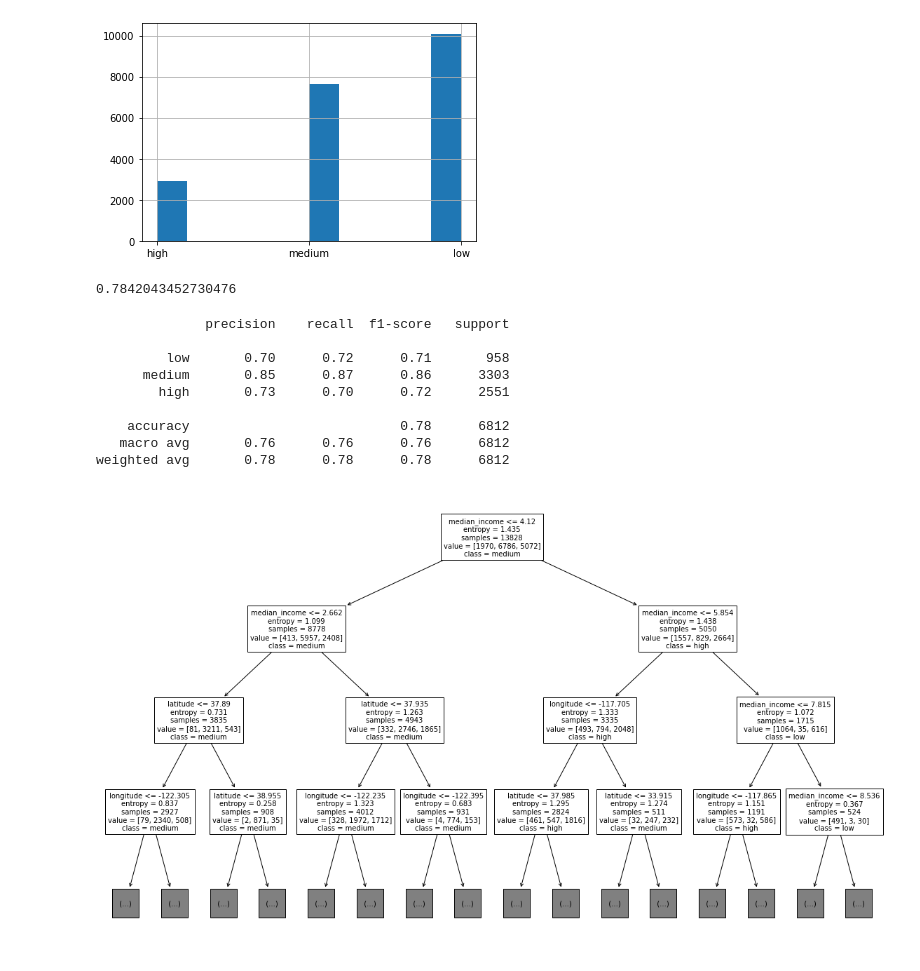
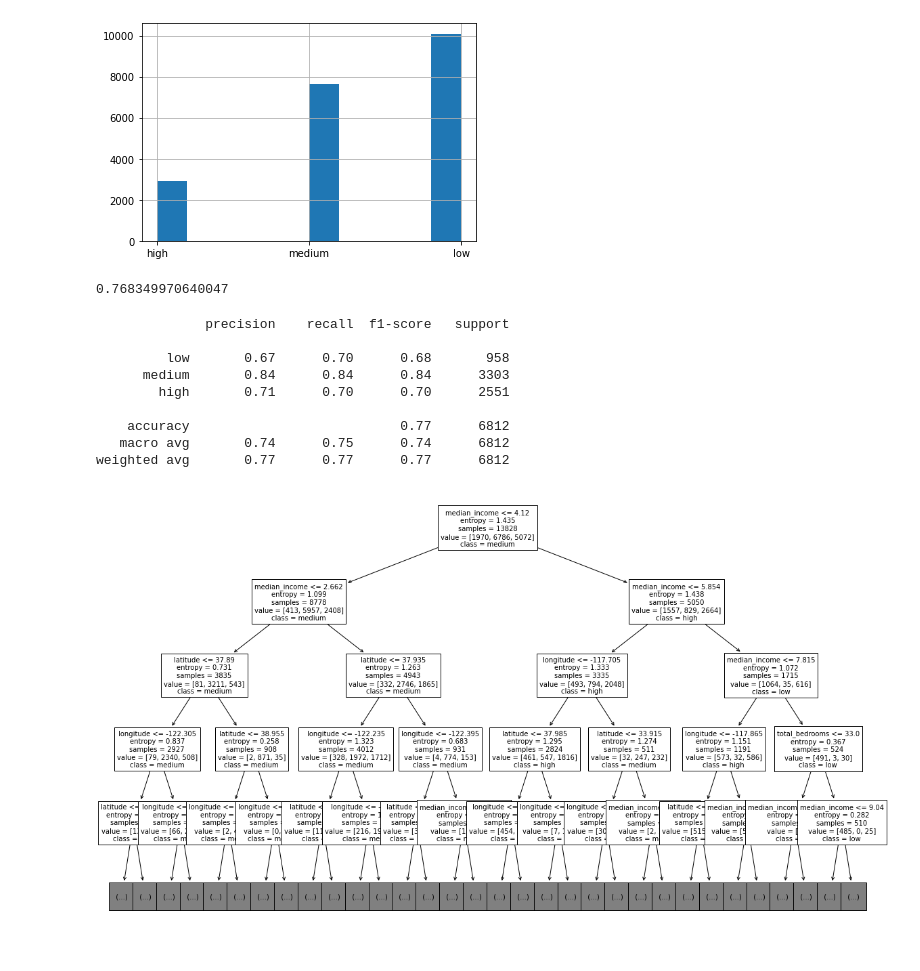
Before and after one commit to w4bo/teaching-handsondatapipelines, a Jupyter notebook: 02-MachineLearning/02-MachineLearning.ipynb, the cells around one changed output. Cells and saved outputs as stored; diff of their text form; code cells hidden in the pictures.

```diff
--- a/02-MachineLearning/02-MachineLearning.ipynb
+++ b/02-MachineLearning/02-MachineLearning.ipynb
@@ -212,13 +239,13 @@ df["median_house_value"].hist()
 # %% [output]
 <AxesSubplot:>
 [figure]
+# %%
+y = df["median_house_value"] # labels
+X = df[["latitude", "longitude", "median_income", "population", "households", "total_bedrooms"]] # consider only some features from the train dataset
+X_train, X_test, y_train, y_test = train_test_split(X, y, test_size=0.33, random_state=42) # split the dataset
 # %%
 from sklearn.metrics import accuracy_score
 from sklearn import tree
-
-y = df["median_house_value"] # labels
-X = df[["latitude", "longitude", "median_income"]] # consider only some features from the train dataset
-X_train, X_test, y_train, y_test = train_test_split(X, y, test_size=0.33, random_state=42) # split the dataset
 
 clf = tree.DecisionTreeClassifier(criterion="entropy", random_state=42) # initialize the model
 clf = clf.fit(X_train, y_train) # train it
@@ -226,23 +253,23 @@ housing_predictions = clf.predict(X_test) # predict the cost of houses in the te
 accuracy = accuracy_score(y_test, housing_predictions) # check the error
 accuracy
 # %% [output]
-0.7842043452730476
+0.768349970640047
 # %%
 from sklearn.metrics import classification_report
 print(classification_report(y_test, housing_predictions, target_names=bins))
 # %% [output]
               precision    recall  f1-score   support
 
-         low       0.70      0.72      0.71       958
-      medium       0.85      0.87      0.86      3303
-        high       0.73      0.70      0.72      2551
+         low       0.67      0.70      0.68       958
+      medium       0.84      0.84      0.84      3303
+        high       0.71      0.70      0.70      2551
 
-    accuracy                           0.78      6812
-   macro avg       0.76      0.76      0.76      6812
-weighted avg       0.78      0.78      0.78      6812
+    accuracy                           0.77      6812
+   macro avg       0.74      0.75      0.74      6812
+weighted avg       0.77      0.77      0.77      6812
 # %%
 plt.figure(figsize=(20,12))
-tree.plot_tree(clf, fontsize=10, feature_names = X_train.columns, class_names=bins, max_depth=3)
+tree.plot_tree(clf, fontsize=10, feature_names=X_train.columns, class_names=bins, max_depth=4)
 plt.show()
 # %% [output]
-[figure, old version]
+[figure, new version]
```
Also changed, not shown: parts of 7 cells of this notebook, 5 other files.
